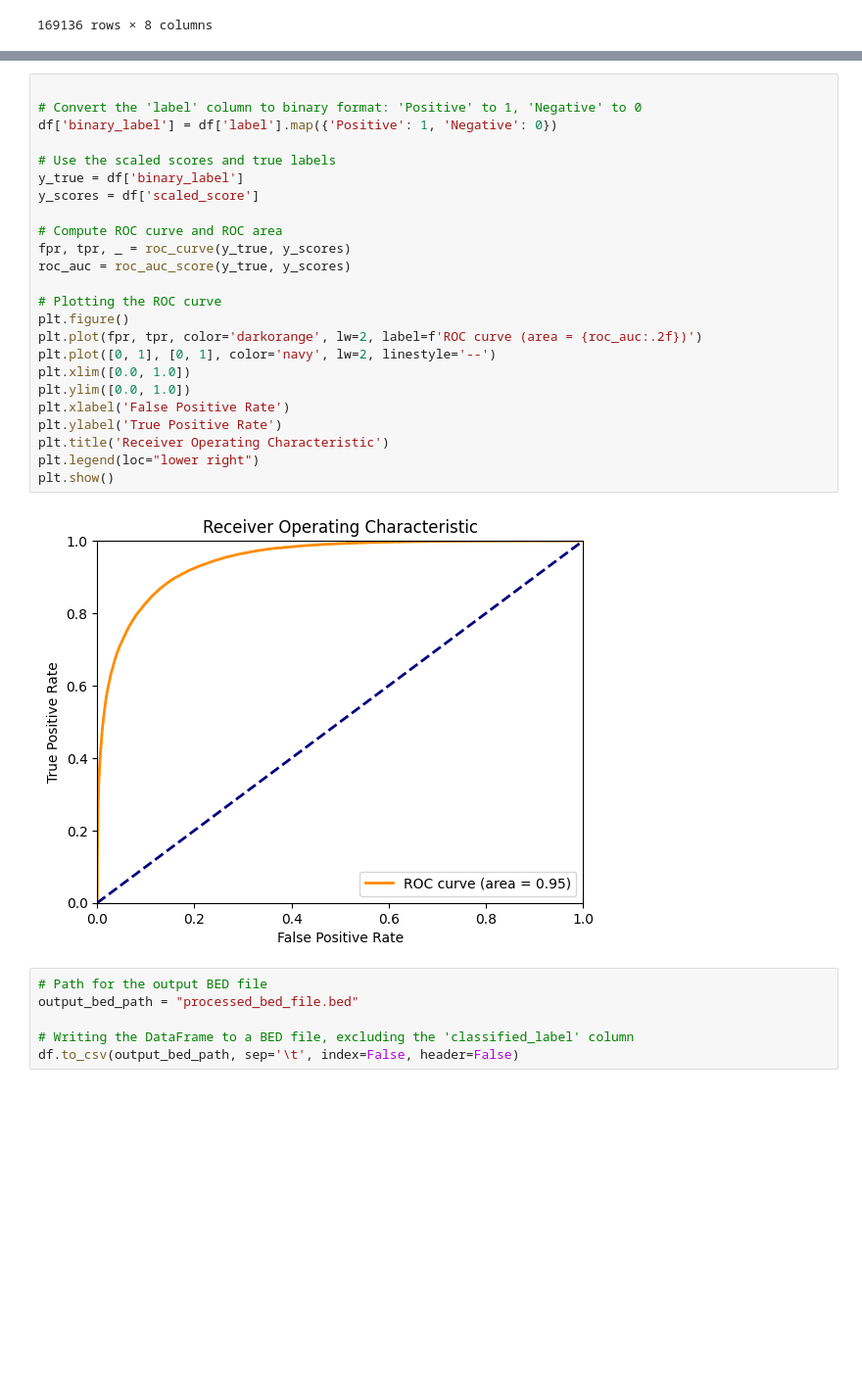
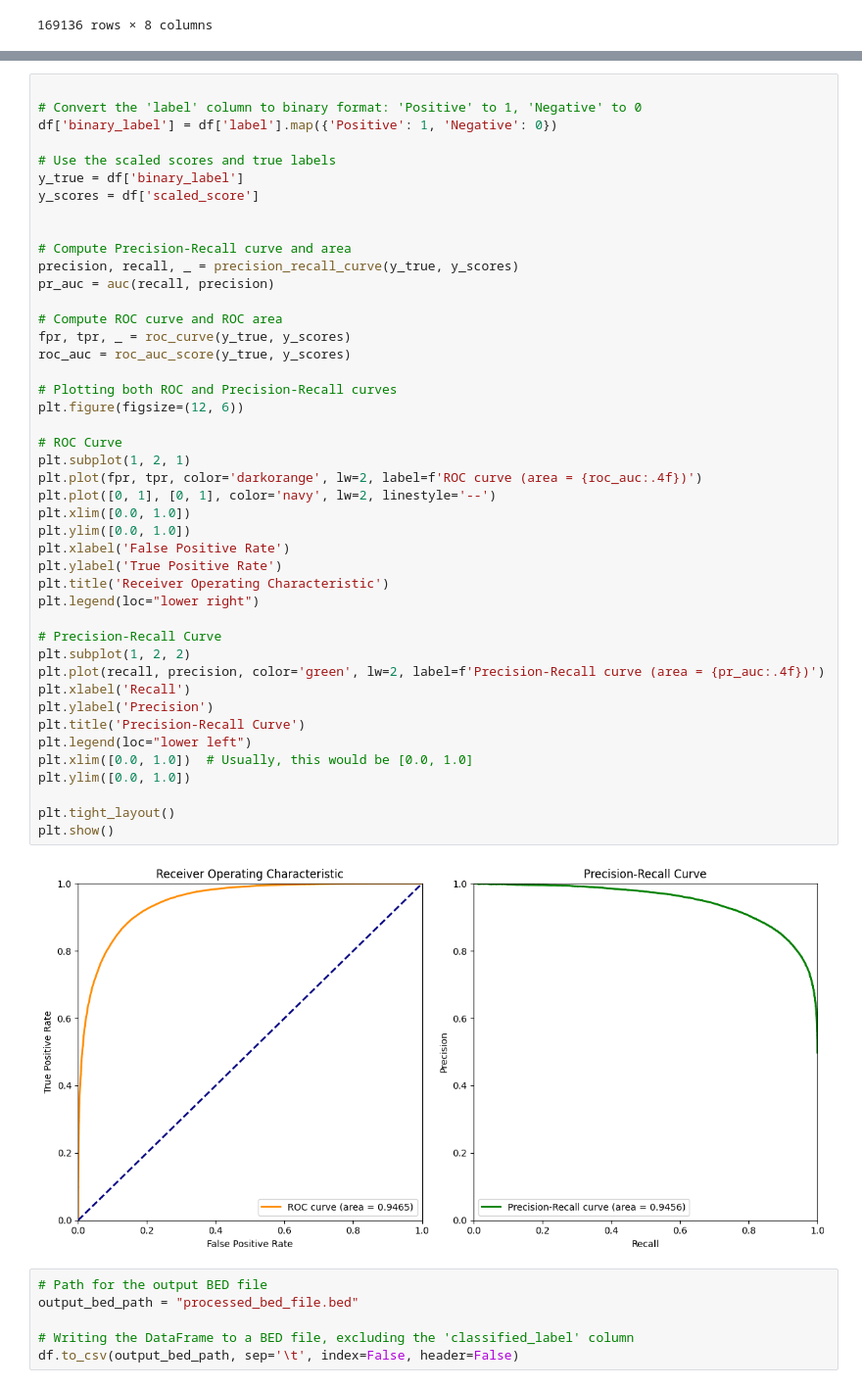
Before and after one commit to wejarrard/tf-binding, a Jupyter notebook: src/training/test.ipynb, the cells around one changed output, grey strips where cells are left out. Shown at 98% size. Drawn from its saved outputs; the diff is of its cells as text; blank space fills up the shorter version.

```diff
--- a/src/training/test.ipynb
+++ b/src/training/test.ipynb
@@ -133,29 +134,49 @@ df
 # %%
 
 # Convert the 'label' column to binary format: 'Positive' to 1, 'Negative' to 0
 df['binary_label'] = df['label'].map({'Positive': 1, 'Negative': 0})
 
 # Use the scaled scores and true labels
 y_true = df['binary_label']
 y_scores = df['scaled_score']
 
+
+# Compute Precision-Recall curve and area
+precision, recall, _ = precision_recall_curve(y_true, y_scores)
+pr_auc = auc(recall, precision)
+
 # Compute ROC curve and ROC area
 fpr, tpr, _ = roc_curve(y_true, y_scores)
 roc_auc = roc_auc_score(y_true, y_scores)
 
-# Plotting the ROC curve
-plt.figure()
-plt.plot(fpr, tpr, color='darkorange', lw=2, label=f'ROC curve (area = {roc_auc:.2f})')
+# Plotting both ROC and Precision-Recall curves
+plt.figure(figsize=(12, 6))
+
+# ROC Curve
+plt.subplot(1, 2, 1)
+plt.plot(fpr, tpr, color='darkorange', lw=2, label=f'ROC curve (area = {roc_auc:.4f})')
 plt.plot([0, 1], [0, 1], color='navy', lw=2, linestyle='--')
 plt.xlim([0.0, 1.0])
 plt.ylim([0.0, 1.0])
 plt.xlabel('False Positive Rate')
 plt.ylabel('True Positive Rate')
 plt.title('Receiver Operating Characteristic')
 plt.legend(loc="lower right")
+
+# Precision-Recall Curve
+plt.subplot(1, 2, 2)
+plt.plot(recall, precision, color='green', lw=2, label=f'Precision-Recall curve (area = {pr_auc:.4f})')
+plt.xlabel('Recall')
+plt.ylabel('Precision')
+plt.title('Precision-Recall Curve')
+plt.legend(loc="lower left")
+plt.xlim([0.0, 1.0])  # Usually, this would be [0.0, 1.0]
+plt.ylim([0.0, 1.0])
+
+plt.tight_layout()
 plt.show()
 # %% [output]
-[figure, old version]
+[figure, new version]
 # %%
 # Path for the output BED file
 output_bed_path = "processed_bed_file.bed"
```
Also changed, not shown: parts of 4 cells of this notebook.
